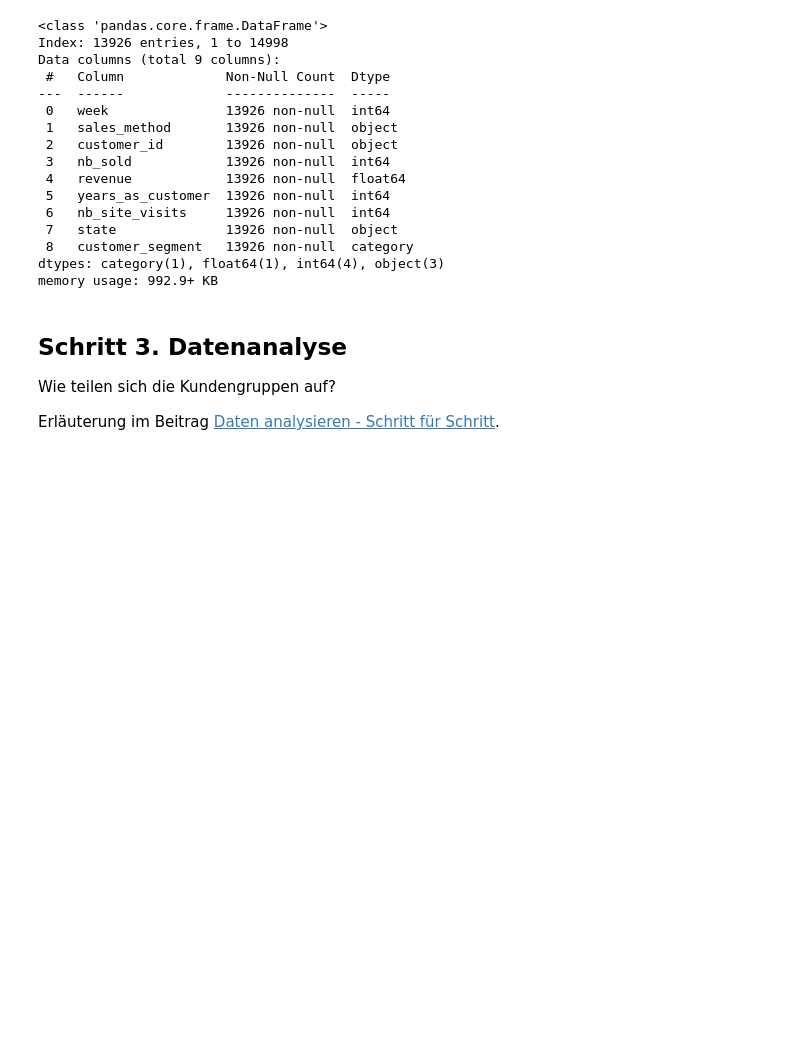
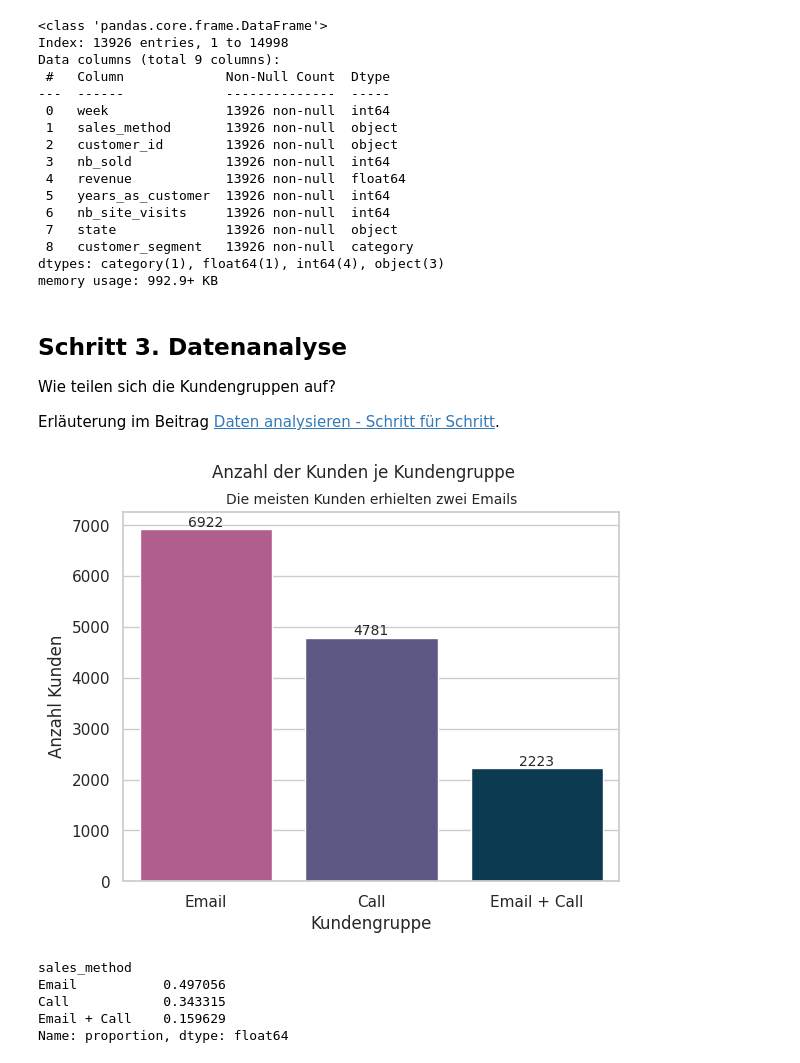
Before and after one commit to lukasbelka/datenanalyse-beispiel, a Jupyter notebook: Datenanalyse_Beipsiel.ipynb, the cells around one changed output. Saved outputs shown, nothing was run; the diff lists cells and outputs as text; code cells hidden in the pictures; blank space fills up the shorter version.

```diff
--- a/Datenanalyse_Beipsiel.ipynb
+++ b/Datenanalyse_Beipsiel.ipynb
@@ -148,3 +150,30 @@ memory usage: 992.9+ KB
 Wie teilen sich die Kundengruppen auf?
 
 Erläuterung im Beitrag [Daten analysieren - Schritt für Schritt](https://www.lukasbelka.com/blog/daten-analysieren).
+# %%
+sns.set_theme(style="whitegrid")
+ax = sns.countplot(x='sales_method',
+              data=df_cleaned,
+              order=['Email', 'Call', 'Email + Call'],
+              palette=['#003f5c', '#58508d', '#bc5090'],
+              hue='sales_method')
+
+for container in ax.containers:
+    ax.bar_label(container, fontsize=10)
+
+ax.set_title('Die meisten Kunden erhielten zwei Emails', fontsize=10)
+ax.set_xlabel('Kundengruppe')
+ax.set_ylabel('Anzahl Kunden')
+ax = plt.suptitle('Anzahl der Kunden je Kundengruppe', fontsize=12)
+
+plt.show()
+
+#Berechnung der prozentualen Anteile der Kundengruppen
+print(df_cleaned['sales_method'].value_counts(normalize=True))
+# %% [output]
+[figure, added]
+sales_method
+Email           0.497056
+Call            0.343315
+Email + Call    0.159629
+Name: proportion, dtype: float64
```
Also changed, not shown: parts of 2 cells of this notebook.
